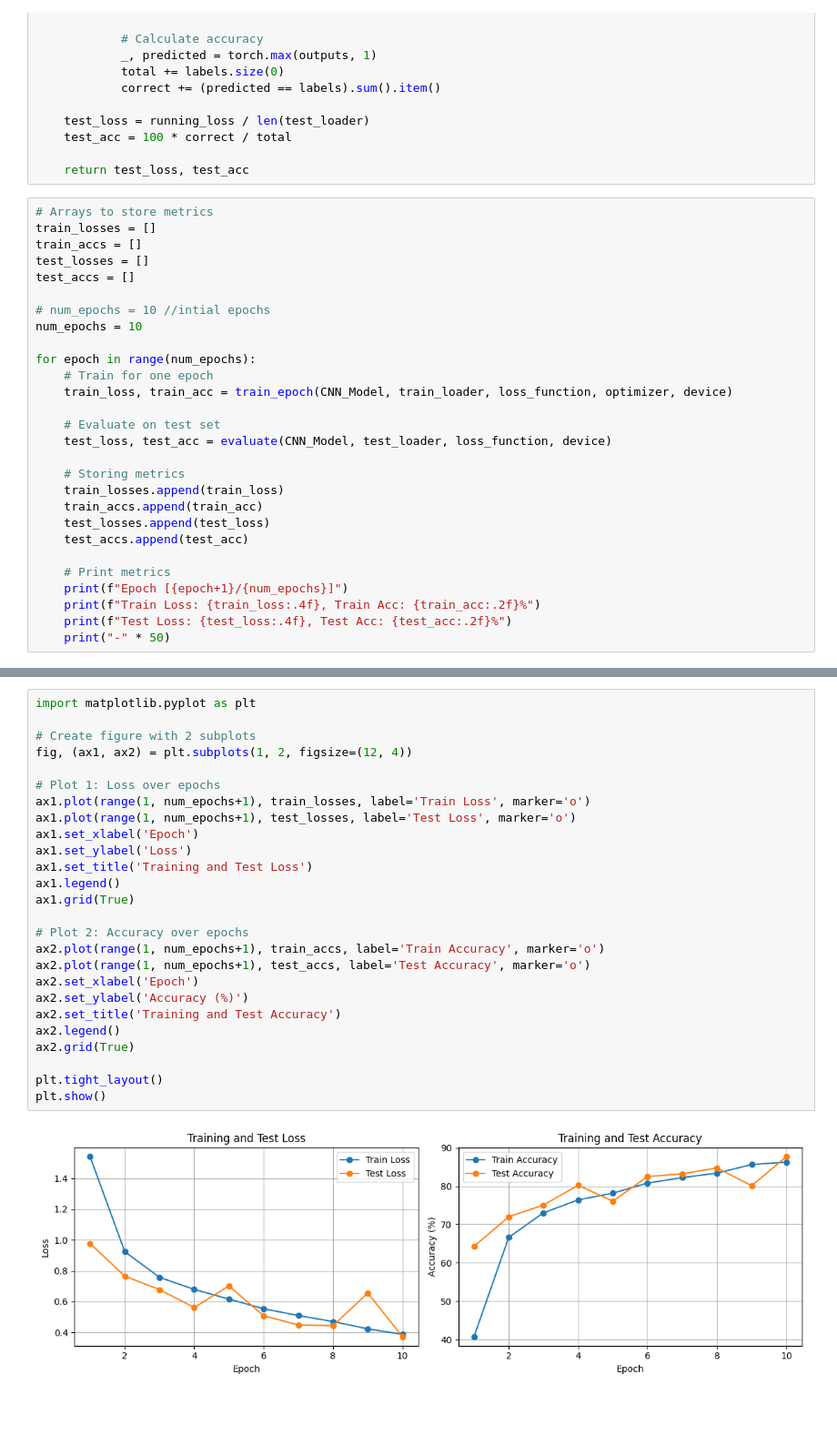
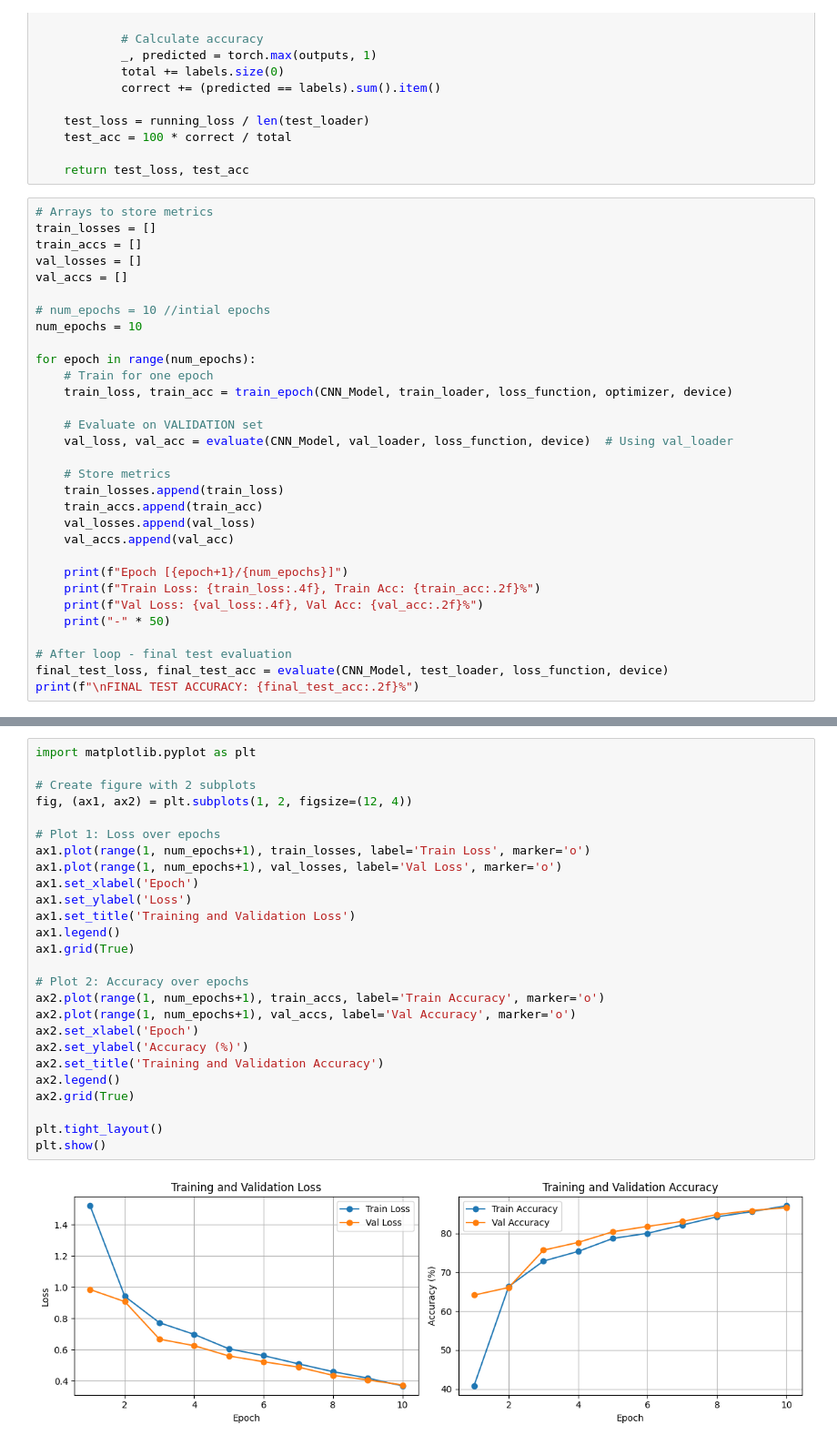
Before and after one commit to atharvadhumal03/EuroSAT-CNN-ClassifierModel, a Jupyter notebook: notebook.ipynb, the cells around one changed output, grey strips where cells are left out. Shown at 91% size. Cells and saved outputs as stored; diff of their text form; blank space fills up the shorter version.

Commit message:
added validation set, accuracy improve 76% --> 86.81%.

```diff
--- a/notebook.ipynb
+++ b/notebook.ipynb
@@ -236,8 +253,8 @@ def evaluate(model, test_loader, criterion, device):
 # Arrays to store metrics
 train_losses = []
 train_accs = []
-test_losses = []
-test_accs = []
+val_losses = []
+val_accs = []
 
 # num_epochs = 10 //intial epochs
 num_epochs = 10
@@ -246,19 +263,22 @@ for epoch in range(num_epochs):
     # Train for one epoch
     train_loss, train_acc = train_epoch(CNN_Model, train_loader, loss_function, optimizer, device)
 
-    # Evaluate on test set
-    test_loss, test_acc = evaluate(CNN_Model, test_loader, loss_function, device)
+    # Evaluate on VALIDATION set
+    val_loss, val_acc = evaluate(CNN_Model, val_loader, loss_function, device)  # Using val_loader
 
-    # Storing metrics
+    # Store metrics
     train_losses.append(train_loss)
     train_accs.append(train_acc)
-    test_losses.append(test_loss)
-    test_accs.append(test_acc)
+    val_losses.append(val_loss)
+    val_accs.append(val_acc)
 
-    # Print metrics
     print(f"Epoch [{epoch+1}/{num_epochs}]")
     print(f"Train Loss: {train_loss:.4f}, Train Acc: {train_acc:.2f}%")
-    print(f"Test Loss: {test_loss:.4f}, Test Acc: {test_acc:.2f}%")
+    print(f"Val Loss: {val_loss:.4f}, Val Acc: {val_acc:.2f}%")
     print("-" * 50)
+
+# After loop - final test evaluation
+final_test_loss, final_test_acc = evaluate(CNN_Model, test_loader, loss_function, device)
+print(f"\nFINAL TEST ACCURACY: {final_test_acc:.2f}%")
 # %% [output]
 Epoch [1/10]
@@ -281,28 +301,28 @@ Test Loss: 0.3720, Test Acc: 87.70%
 # %%
 import matplotlib.pyplot as plt
 
 # Create figure with 2 subplots
 fig, (ax1, ax2) = plt.subplots(1, 2, figsize=(12, 4))
 
 # Plot 1: Loss over epochs
 ax1.plot(range(1, num_epochs+1), train_losses, label='Train Loss', marker='o')
-ax1.plot(range(1, num_epochs+1), test_losses, label='Test Loss', marker='o')
+ax1.plot(range(1, num_epochs+1), val_losses, label='Val Loss', marker='o')
 ax1.set_xlabel('Epoch')
 ax1.set_ylabel('Loss')
-ax1.set_title('Training and Test Loss')
+ax1.set_title('Training and Validation Loss')
 ax1.legend()
 ax1.grid(True)
 
 # Plot 2: Accuracy over epochs
 ax2.plot(range(1, num_epochs+1), train_accs, label='Train Accuracy', marker='o')
-ax2.plot(range(1, num_epochs+1), test_accs, label='Test Accuracy', marker='o')
+ax2.plot(range(1, num_epochs+1), val_accs, label='Val Accuracy', marker='o')
 ax2.set_xlabel('Epoch')
 ax2.set_ylabel('Accuracy (%)')
-ax2.set_title('Training and Test Accuracy')
+ax2.set_title('Training and Validation Accuracy')
 ax2.legend()
 ax2.grid(True)
 
 plt.tight_layout()
 plt.show()
 # %% [output]
-[figure, old version]
+[figure, new version]
```
Also changed, not shown: parts of 5 cells of this notebook.
